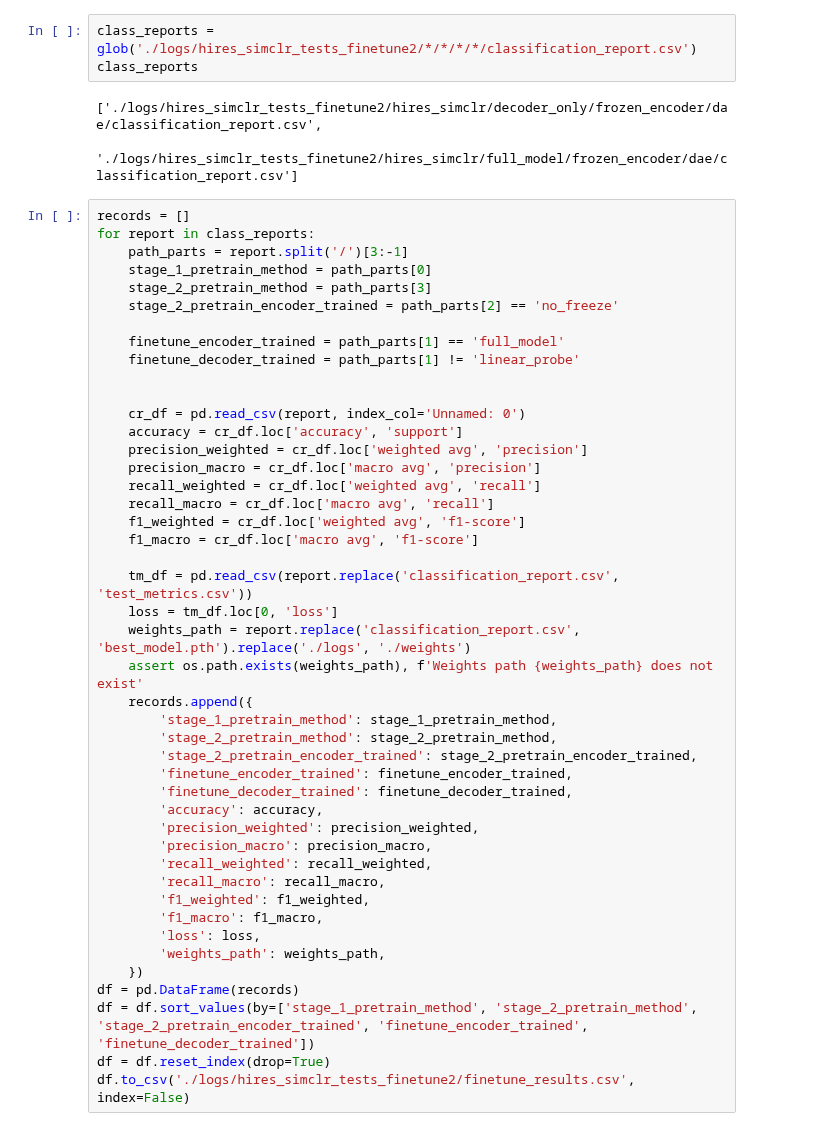
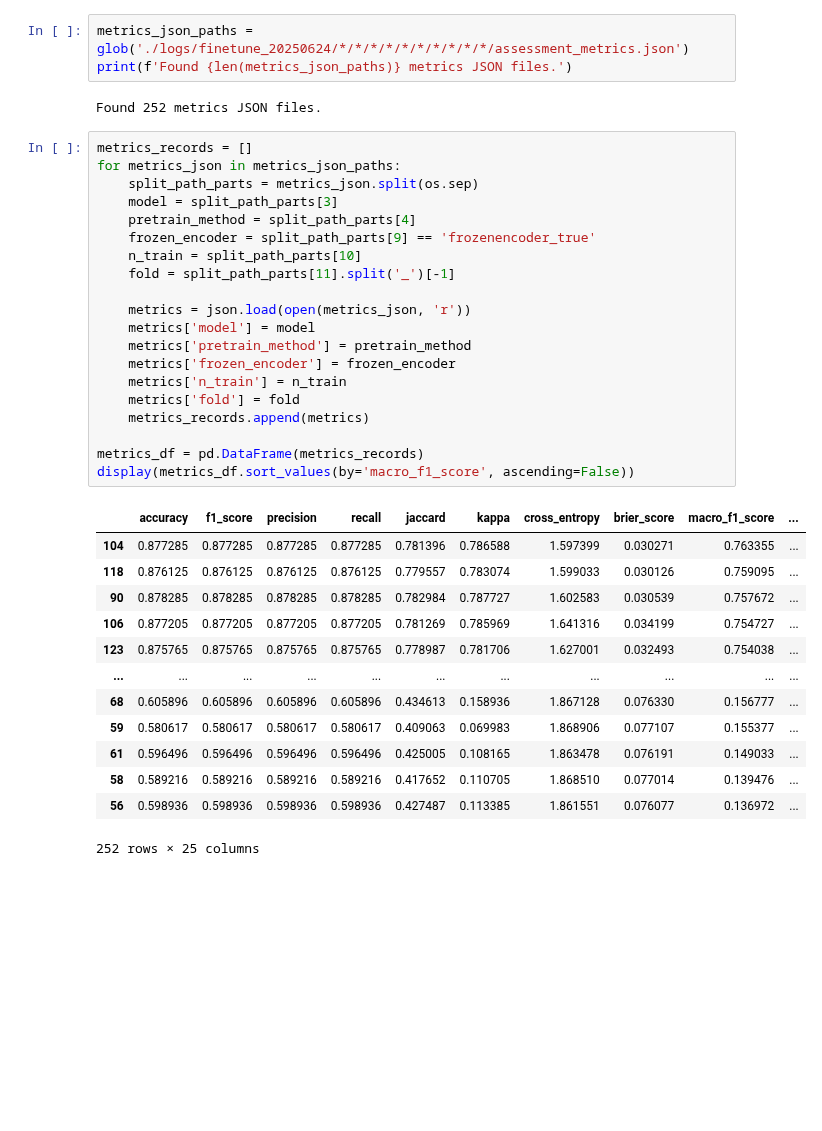
Before and after one commit to DakotaHester/ms-land-cover, a Jupyter notebook: pretrain_results.ipynb, the cells around one changed output. Saved outputs shown, nothing was run; the diff lists cells and outputs as text; blank space fills up the shorter version.

```diff
--- a/pretrain_results.ipynb
+++ b/pretrain_results.ipynb
@@ -7,51 +8,39 @@ import matplotlib.pyplot as plt
 # %%
-class_reports = glob('./logs/hires_simclr_tests_finetune2/*/*/*/*/classification_report.csv')
-class_reports
+metrics_json_paths = glob('./logs/finetune_20250624/*/*/*/*/*/*/*/*/*/*/assessment_metrics.json')
+print(f'Found {len(metrics_json_paths)} metrics JSON files.')
 # %% [output]
-['./logs/hires_simclr_tests_finetune2/hires_simclr/decoder_only/frozen_encoder/dae/classification_report.csv',
- './logs/hires_simclr_tests_finetune2/hires_simclr/full_model/frozen_encoder/dae/classification_report.csv']
+Found 252 metrics JSON files.
 # %%
-records = []
-for report in class_reports:
-    path_parts = report.split('/')[3:-1]
-    stage_1_pretrain_method = path_parts[0]
-    stage_2_pretrain_method = path_parts[3]
-    stage_2_pretrain_encoder_trained = path_parts[2] == 'no_freeze'
+metrics_records = []
+for metrics_json in metrics_json_paths:
+    split_path_parts = metrics_json.split(os.sep)
+    model = split_path_parts[3]
+    pretrain_method = split_path_parts[4]
+    frozen_encoder = split_path_parts[9] == 'frozenencoder_true'
+    n_train = split_path_parts[10]
+    fold = split_path_parts[11].split('_')[-1]
 
-    finetune_encoder_trained = path_parts[1] == 'full_model'
-    finetune_decoder_trained = path_parts[1] != 'linear_probe'
+    metrics = json.load(open(metrics_json, 'r'))
+    metrics['model'] = model
+    metrics['pretrain_method'] = pretrain_method
+    metrics['frozen_encoder'] = frozen_encoder
+    metrics['n_train'] = n_train
+    metrics['fold'] = fold
+    metrics_records.append(metrics)
 
-
-    cr_df = pd.read_csv(report, index_col='Unnamed: 0')
-    accuracy = cr_df.loc['accuracy', 'support']
-    precision_weighted = cr_df.loc['weighted avg', 'precision']
-    precision_macro = cr_df.loc['macro avg', 'precision']
-    recall_weighted = cr_df.loc['weighted avg', 'recall']
-    recall_macro = cr_df.loc['macro avg', 'recall']
-    f1_weighted = cr_df.loc['weighted avg', 'f1-score']
-    f1_macro = cr_df.loc['macro avg', 'f1-score']
-
-    tm_df = pd.read_csv(report.replace('classification_report.csv', 'test_metrics.csv'))
-    loss = tm_df.loc[0, 'loss']
-    weights_path = report.replace('classification_report.csv', 'best_model.pth').replace('./logs', './weights')
-    assert os.path.exists(weights_path), f'Weights path {weights_path} does not exist'
-    records.append({
-        'stage_1_pretrain_method': stage_1_pretrain_method,
-        'stage_2_pretrain_method': stage_2_pretrain_method,
-        'stage_2_pretrain_encoder_trained': stage_2_pretrain_encoder_trained,
-        'finetune_encoder_trained': finetune_encoder_trained,
-        'finetune_decoder_trained': finetune_decoder_trained,
-        'accuracy': accuracy,
-        'precision_weighted': precision_weighted,
-        'precision_macro': precision_macro,
-        'recall_weighted': recall_weighted,
-        'recall_macro': recall_macro,
-        'f1_weighted': f1_weighted,
-        'f1_macro': f1_macro,
-        'loss': loss,
-        'weights_path': weights_path,
-    })
-df = pd.DataFrame(records)
-df = df.sort_values(by=['stage_1_pretrain_method', 'stage_2_pretrain_method', 'stage_2_pretrain_encoder_trained', 'finetune_encoder_trained', 'finetune_decoder_trained'])
-df = df.reset_index(drop=True)
-df.to_csv('./logs/hires_simclr_tests_finetune2/finetune_results.csv', index=False)
+metrics_df = pd.DataFrame(metrics_records)
+display(metrics_df.sort_values(by='macro_f1_score', ascending=False))
+# %% [output]
+|  | accuracy | f1_score | precision | recall | jaccard | kappa | cross_entropy | brier_score | macro_f1_score | ... |
+| 104 | 0.877285 | 0.877285 | 0.877285 | 0.877285 | 0.781396 | 0.786588 | 1.597399 | 0.030271 | 0.763355 | ... |
+| 118 | 0.876125 | 0.876125 | 0.876125 | 0.876125 | 0.779557 | 0.783074 | 1.599033 | 0.030126 | 0.759095 | ... |
+| 90 | 0.878285 | 0.878285 | 0.878285 | 0.878285 | 0.782984 | 0.787727 | 1.602583 | 0.030539 | 0.757672 | ... |
+| 106 | 0.877205 | 0.877205 | 0.877205 | 0.877205 | 0.781269 | 0.785969 | 1.641316 | 0.034199 | 0.754727 | ... |
+| 123 | 0.875765 | 0.875765 | 0.875765 | 0.875765 | 0.778987 | 0.781706 | 1.627001 | 0.032493 | 0.754038 | ... |
+| ... | ... | ... | ... | ... | ... | ... | ... | ... | ... | ... |
+| 68 | 0.605896 | 0.605896 | 0.605896 | 0.605896 | 0.434613 | 0.158936 | 1.867128 | 0.076330 | 0.156777 | ... |
+| 59 | 0.580617 | 0.580617 | 0.580617 | 0.580617 | 0.409063 | 0.069983 | 1.868906 | 0.077107 | 0.155377 | ... |
+| 61 | 0.596496 | 0.596496 | 0.596496 | 0.596496 | 0.425005 | 0.108165 | 1.863478 | 0.076191 | 0.149033 | ... |
+| 58 | 0.589216 | 0.589216 | 0.589216 | 0.589216 | 0.417652 | 0.110705 | 1.868510 | 0.077014 | 0.139476 | ... |
+| 56 | 0.598936 | 0.598936 | 0.598936 | 0.598936 | 0.427487 | 0.113385 | 1.861551 | 0.076077 | 0.136972 | ... |
+252 rows × 25 columns
```
Also changed, not shown: parts of 5 cells of this notebook, 5 other files.
